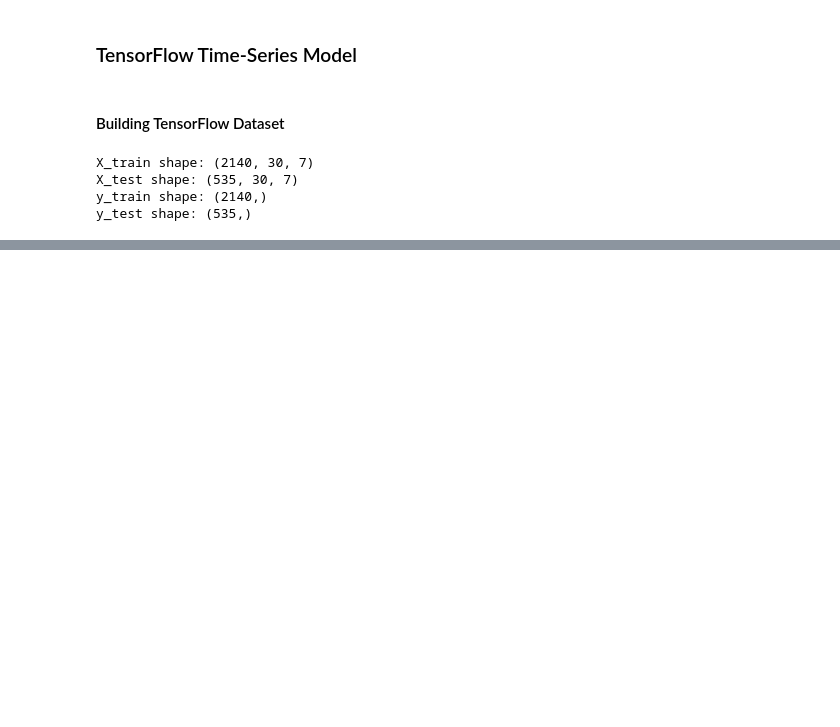
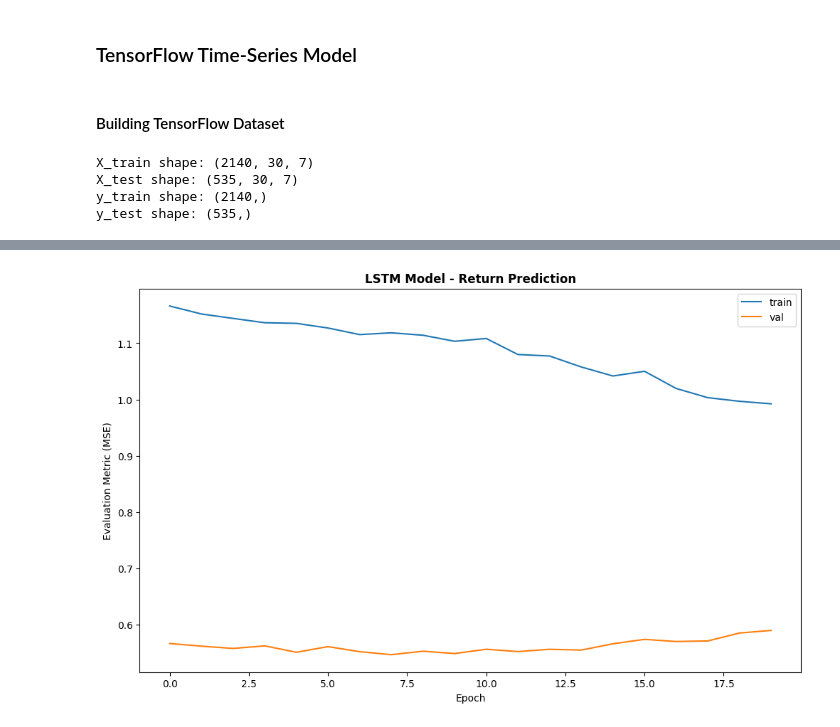
Before and after one commit to gorkemyencak/stock-volatility-time-series-analysis, a Jupyter notebook: main.ipynb, the cells around one changed output, grey strips where cells are left out. Drawn from its saved outputs; the diff is of its cells as text; code cells hidden in the pictures; blank space fills up the shorter version.

Commit message:
lstm

```diff
--- a/main.ipynb
+++ b/main.ipynb
@@ -1691,6 +1693,17 @@ print(f"X_train shape: {X_train.shape}")
 print(f"X_test shape: {X_test.shape}")
 print(f"y_train shape: {y_train.shape}")
 print(f"y_test shape: {y_test.shape}")
+
+# creating tensors from train/test split
+batch_size = 16
+
+tensor_train = tf.data.Dataset.from_tensor_slices(
+    (X_train, y_train)
+).batch(batch_size).prefetch(tf.data.AUTOTUNE)
+
+tensor_test = tf.data.Dataset.from_tensor_slices(
+    (X_test, y_test)
+).batch(batch_size).prefetch(tf.data.AUTOTUNE)
 # %% [output]
 X_train shape: (2140, 30, 7)
 X_test shape: (535, 30, 7)
@@ -1698,0 +1763,19 @@ y_test shape: (535,)
+# %%
+# Visualizing LSTM model training
+plt.figure(figsize=(12,7))
+plt.plot(
+    lstm_history.history['loss'],
+    label = 'train'
+)
+
+plt.plot(
+    lstm_history.history['val_loss'],
+    label = 'val'
+)
+plt.title('LSTM Model - Return Prediction', fontweight = 'bold')
+plt.ylabel('Evaluation Metric (MSE)')
+plt.xlabel('Epoch')
+plt.legend(loc='best')
+plt.show()
+# %% [output]
+[figure, added]
```
Also changed, not shown: parts of 7 cells of this notebook.
